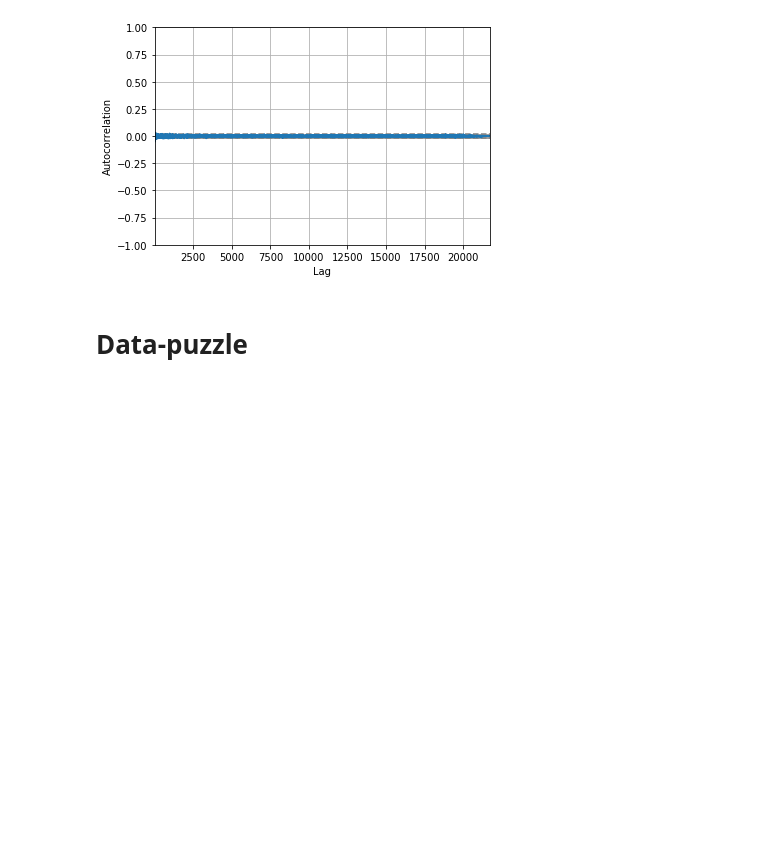
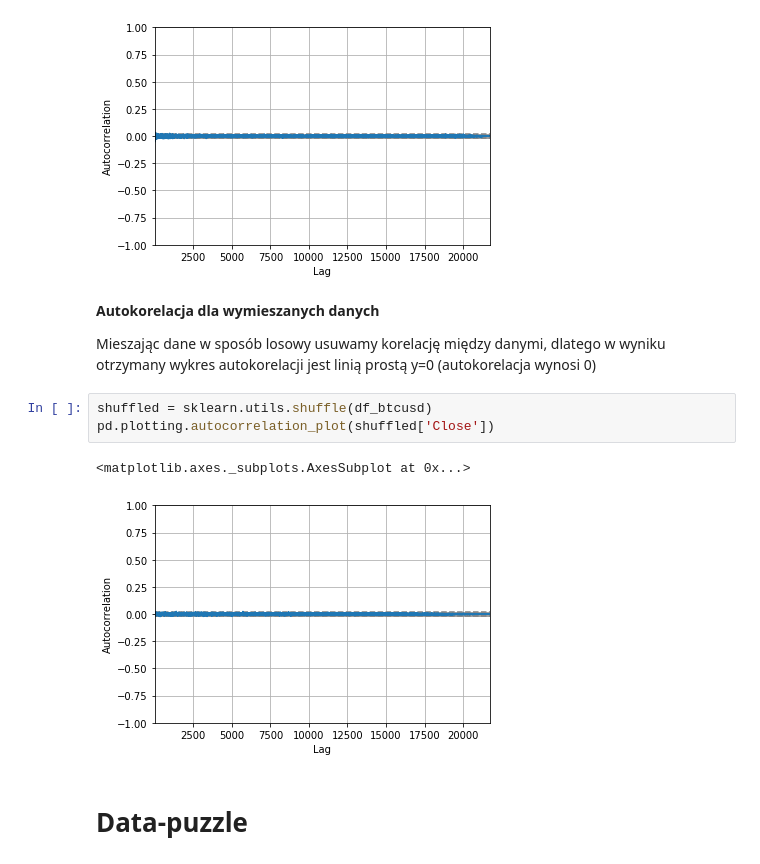
Before and after one commit to pawel717-SCGE/lab1, a Jupyter notebook: lab1-SCGE.ipynb, the cells around one changed output. Saved outputs shown, nothing was run; the diff lists cells and outputs as text; blank space fills up the shorter version.

Commit message:
Autocorrelation in shuffled data

```diff
--- a/lab1-SCGE.ipynb
+++ b/lab1-SCGE.ipynb
@@ -315,6 +317,16 @@ pd.plotting.autocorrelation_plot(df_btdusd_change['Close'][1:])
 # %% [output]
 <matplotlib.axes._subplots.AxesSubplot at 0x...>
 [figure]
+# %% [markdown]
+**Autokorelacja dla wymieszanych danych**
+
+Mieszając dane w sposób losowy usuwamy korelację między danymi, dlatego w wyniku otrzymany wykres autokorelacji jest linią prostą y=0 (autokorelacja wynosi 0)
+# %%
+shuffled = sklearn.utils.shuffle(df_btcusd)
+pd.plotting.autocorrelation_plot(shuffled['Close'])
+# %% [output]
+<matplotlib.axes._subplots.AxesSubplot at 0x...>
+[figure, added]
 # %% [markdown]
 # Data-puzzle
 # %%
```
Also changed, not shown: parts of 18 cells of this notebook.
